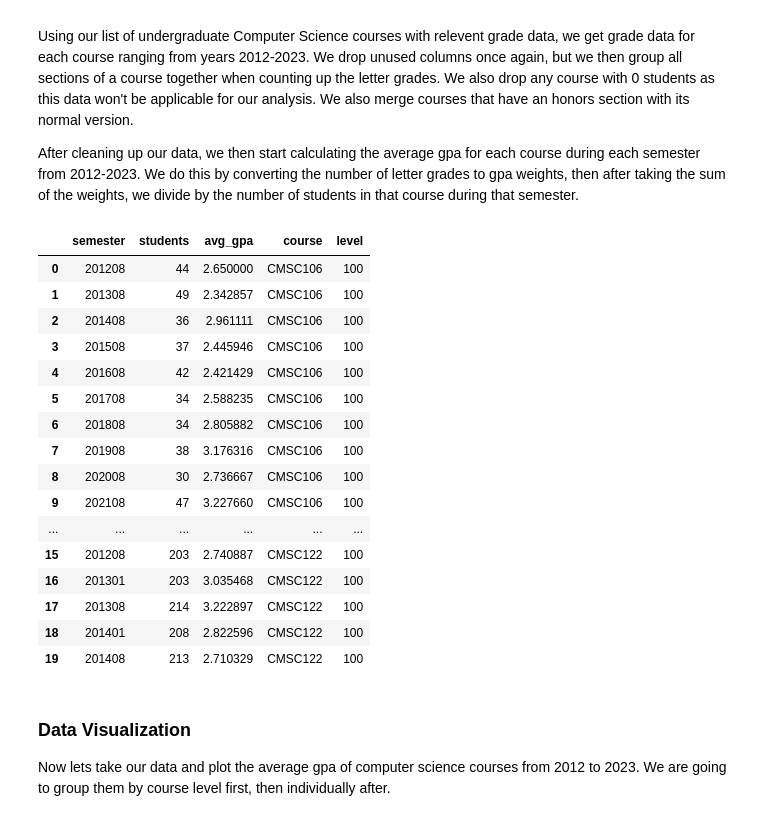
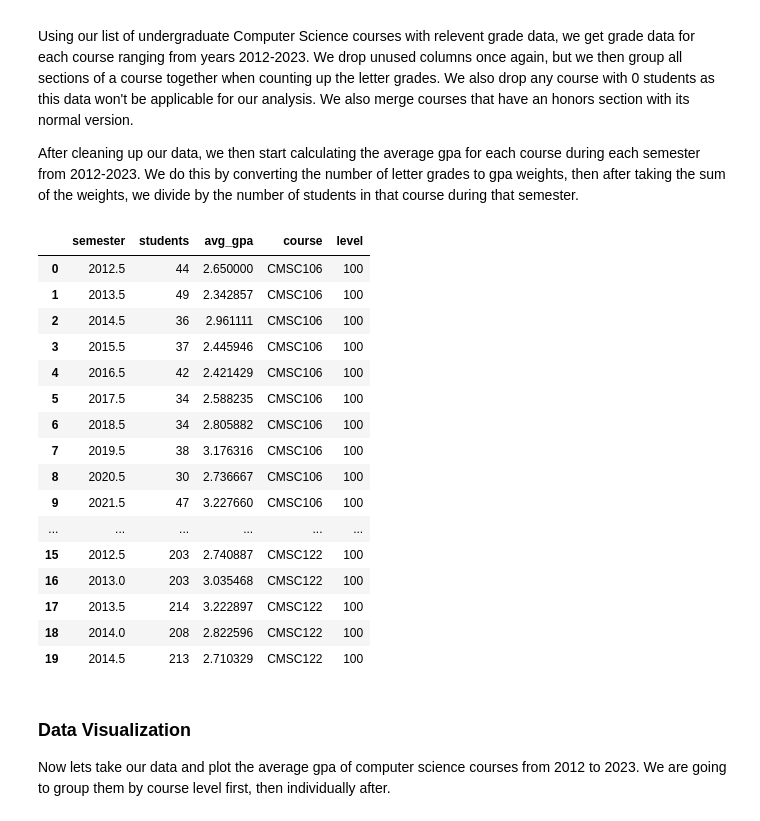
Before and after one commit to jihyopark/cmsc320-final-tutorial, a Jupyter notebook: final_tutorial.ipynb, the cells around one changed output. Cells and saved outputs as stored; diff of their text form; code cells hidden in the pictures.

```diff
--- a/final_tutorial.ipynb
+++ b/final_tutorial.ipynb
@@ -107,49 +109,51 @@ for x in courses:
     if x[-1] != 'H':
         grade_data = pd.read_json(f'./data/{x}.json')
         grade_data.drop(columns=['course', 'professor', 'section', "Other", "W"], inplace=True)
         grade_data = grade_data.groupby(['semester']).sum().reset_index()
         grade_data['students'] = grade_data[grades].sum(axis=1)
         grade_data.drop(grade_data[grade_data['students'] == 0].index, inplace=True)
 
+        # we check if there is a honors equivalent course and merge with the non-honors if such course exists.
         if x + 'H' in courses:
             honors_data = pd.read_json(f'./data/{x}H.json')
             honors_data.drop(columns=['course', 'professor', 'section', "Other", "W"], inplace=True)
             honors_data = honors_data.groupby(['semester']).sum().reset_index()
             honors_data['students'] = honors_data[grades].sum(axis=1)
             grade_data = pd.concat([grade_data,honors_data]).groupby(['semester']).sum().reset_index()
 
         avg_gpa = []
         for index, row in grade_data.iterrows():
             avg_gpa.append(np.dot(row[grades], gpas) / row['students'])
 
         grade_data['avg_gpa'] = avg_gpa
         grade_data.drop(columns=grades, inplace=True)
         grade_data['course'] = x
         grade_data['level'] = int(x[4]) * 100
 
         df = pd.concat([df, grade_data])
 
 df = df.reset_index()
 df.drop(columns=['index'], inplace=True)
+df['semester'] = df['semester'].apply(lambda x: x//100 if x % 10 == 1 else x//100 + 0.5)
 df.head(20)
 # %% [output]
 |  | semester | students | avg_gpa | course | level |
-| 0 | 201208 | 44 | 2.650000 | CMSC106 | 100 |
-| 1 | 201308 | 49 | 2.342857 | CMSC106 | 100 |
-| 2 | 201408 | 36 | 2.961111 | CMSC106 | 100 |
-| 3 | 201508 | 37 | 2.445946 | CMSC106 | 100 |
-| 4 | 201608 | 42 | 2.421429 | CMSC106 | 100 |
-| 5 | 201708 | 34 | 2.588235 | CMSC106 | 100 |
-| 6 | 201808 | 34 | 2.805882 | CMSC106 | 100 |
-| 7 | 201908 | 38 | 3.176316 | CMSC106 | 100 |
-| 8 | 202008 | 30 | 2.736667 | CMSC106 | 100 |
-| 9 | 202108 | 47 | 3.227660 | CMSC106 | 100 |
+| 0 | 2012.5 | 44 | 2.650000 | CMSC106 | 100 |
+| 1 | 2013.5 | 49 | 2.342857 | CMSC106 | 100 |
+| 2 | 2014.5 | 36 | 2.961111 | CMSC106 | 100 |
+| 3 | 2015.5 | 37 | 2.445946 | CMSC106 | 100 |
+| 4 | 2016.5 | 42 | 2.421429 | CMSC106 | 100 |
+| 5 | 2017.5 | 34 | 2.588235 | CMSC106 | 100 |
+| 6 | 2018.5 | 34 | 2.805882 | CMSC106 | 100 |
+| 7 | 2019.5 | 38 | 3.176316 | CMSC106 | 100 |
+| 8 | 2020.5 | 30 | 2.736667 | CMSC106 | 100 |
+| 9 | 2021.5 | 47 | 3.227660 | CMSC106 | 100 |
 | ... | ... | ... | ... | ... | ... |
-| 15 | 201208 | 203 | 2.740887 | CMSC122 | 100 |
-| 16 | 201301 | 203 | 3.035468 | CMSC122 | 100 |
-| 17 | 201308 | 214 | 3.222897 | CMSC122 | 100 |
-| 18 | 201401 | 208 | 2.822596 | CMSC122 | 100 |
-| 19 | 201408 | 213 | 2.710329 | CMSC122 | 100 |
+| 15 | 2012.5 | 203 | 2.740887 | CMSC122 | 100 |
+| 16 | 2013.0 | 203 | 3.035468 | CMSC122 | 100 |
+| 17 | 2013.5 | 214 | 3.222897 | CMSC122 | 100 |
+| 18 | 2014.0 | 208 | 2.822596 | CMSC122 | 100 |
+| 19 | 2014.5 | 213 | 2.710329 | CMSC122 | 100 |
 # %% [markdown]
 ### Data Visualization
 
```
Also changed, not shown: parts of 13 cells of this notebook.
